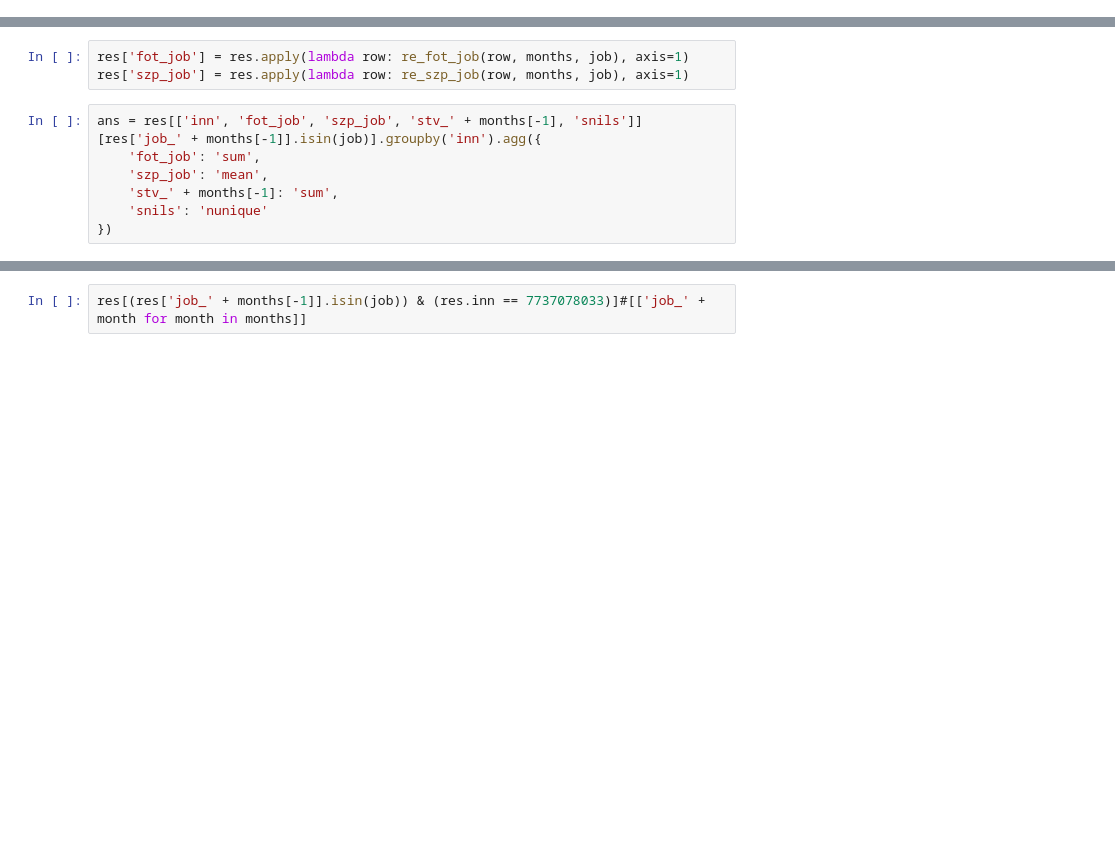
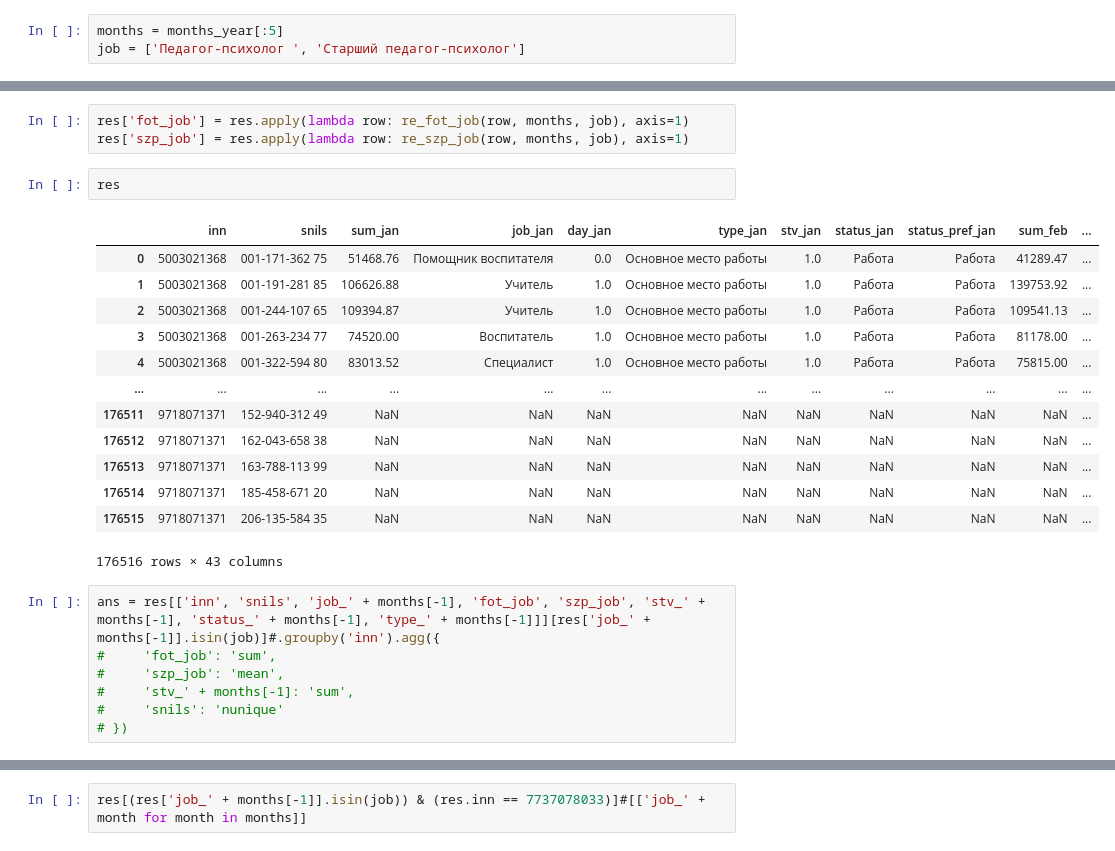
Before and after one commit to Mr-Maxraw/cfo-parser, a Jupyter notebook: counting/one_job_cnt.ipynb, the cells around one changed output, grey strips where cells are left out. Drawn from its saved outputs; the diff is of its cells as text; blank space fills up the shorter version.

```diff
--- a/counting/one_job_cnt.ipynb
+++ b/counting/one_job_cnt.ipynb
@@ -10,0 +26,3 @@ job = ['Юрисконсульт', 'Ведущий юрисконсульт']
+# %%
+months = months_year[:5]
+job = ['Педагог-психолог ', 'Старший педагог-психолог']
@@ -52,10 +76,26 @@ def re_fot_job(row, months, jobs):
 # %%
 res['fot_job'] = res.apply(lambda row: re_fot_job(row, months, job), axis=1)
 res['szp_job'] = res.apply(lambda row: re_szp_job(row, months, job), axis=1)
+# %%
+res
+# %% [output]
+|  | inn | snils | sum_jan | job_jan | day_jan | type_jan | stv_jan | status_jan | status_pref_jan | sum_feb | ... |
+| 0 | 5003021368 | 001-171-362 75 | 51468.76 | Помощник воспитателя | 0.0 | Основное место работы | 1.0 | Работа | Работа | 41289.47 | ... |
+| 1 | 5003021368 | 001-191-281 85 | 106626.88 | Учитель | 1.0 | Основное место работы | 1.0 | Работа | Работа | 139753.92 | ... |
+| 2 | 5003021368 | 001-244-107 65 | 109394.87 | Учитель | 1.0 | Основное место работы | 1.0 | Работа | Работа | 109541.13 | ... |
+| 3 | 5003021368 | 001-263-234 77 | 74520.00 | Воспитатель | 1.0 | Основное место работы | 1.0 | Работа | Работа | 81178.00 | ... |
+| 4 | 5003021368 | 001-322-594 80 | 83013.52 | Специалист | 1.0 | Основное место работы | 1.0 | Работа | Работа | 75815.00 | ... |
+| ... | ... | ... | ... | ... | ... | ... | ... | ... | ... | ... | ... |
+| 176511 | 9718071371 | 152-940-312 49 | NaN | NaN | NaN | NaN | NaN | NaN | NaN | NaN | ... |
+| 176512 | 9718071371 | 162-043-658 38 | NaN | NaN | NaN | NaN | NaN | NaN | NaN | NaN | ... |
+| 176513 | 9718071371 | 163-788-113 99 | NaN | NaN | NaN | NaN | NaN | NaN | NaN | NaN | ... |
+| 176514 | 9718071371 | 185-458-671 20 | NaN | NaN | NaN | NaN | NaN | NaN | NaN | NaN | ... |
+| 176515 | 9718071371 | 206-135-584 35 | NaN | NaN | NaN | NaN | NaN | NaN | NaN | NaN | ... |
+176516 rows × 43 columns
 # %%
-ans = res[['inn', 'fot_job', 'szp_job', 'stv_' + months[-1], 'snils']][res['job_' + months[-1]].isin(job)].groupby('inn').agg({
-    'fot_job': 'sum',
-    'szp_job': 'mean',
-    'stv_' + months[-1]: 'sum',
-    'snils': 'nunique'
-})
+ans = res[['inn', 'snils', 'job_' + months[-1], 'fot_job', 'szp_job', 'stv_' + months[-1], 'status_' + months[-1], 'type_' + months[-1]]][res['job_' + months[-1]].isin(job)]#.groupby('inn').agg({
+#     'fot_job': 'sum',
+#     'szp_job': 'mean',
+#     'stv_' + months[-1]: 'sum',
+#     'snils': 'nunique'
+# })
```
Also changed, not shown: parts of 10 cells of this notebook.
